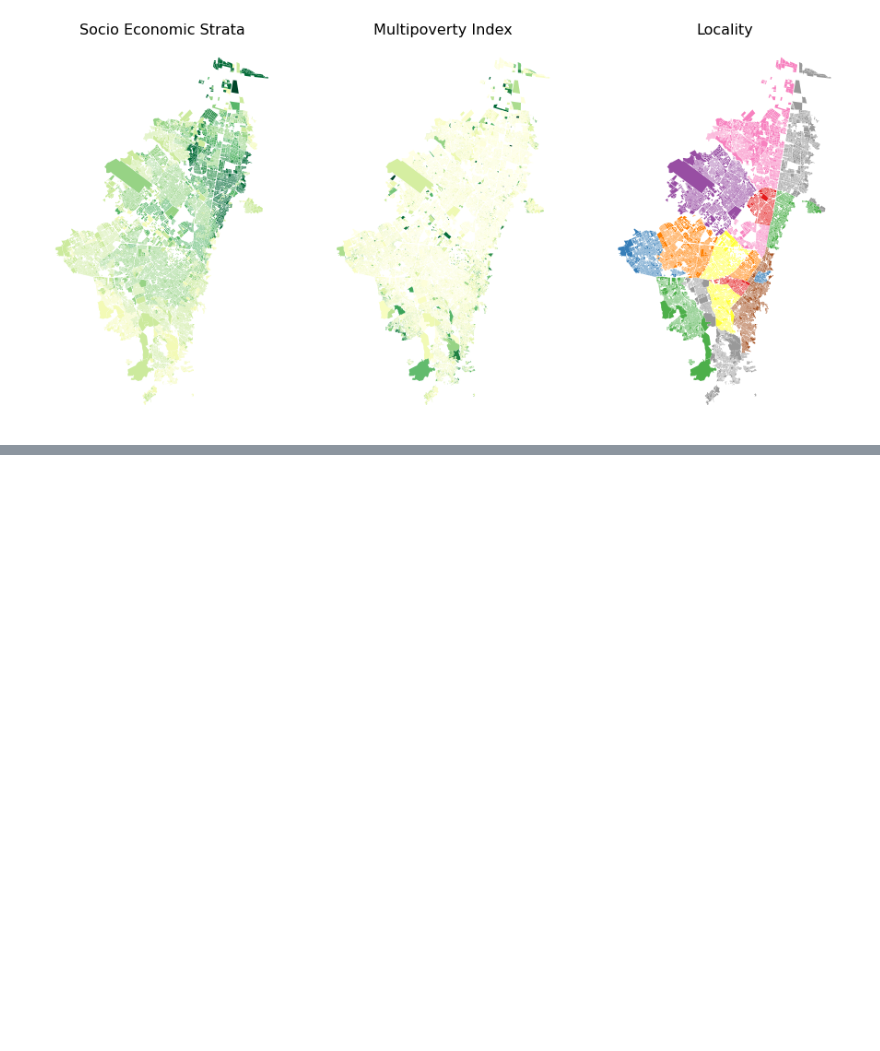
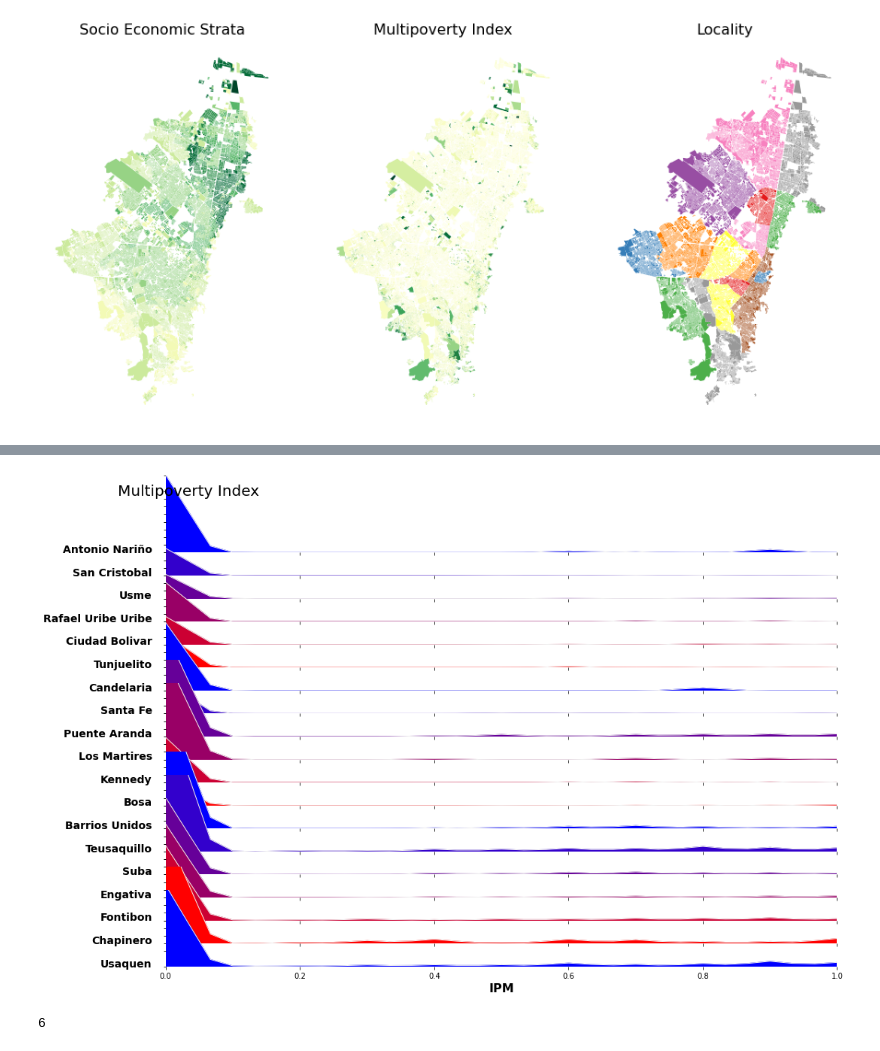
Before and after one commit to ChaosDonkey06/bogota_covid19_lockdowns, a Jupyter notebook: rt_perc_SSE.ipynb, the cells around one changed output, grey strips where cells are left out. Saved outputs shown, nothing was run; the diff lists cells and outputs as text; code cells hidden in the pictures; blank space fills up the shorter version.

```diff
--- a/rt_perc_SSE.ipynb
+++ b/rt_perc_SSE.ipynb
@@ -131,10 +131,16 @@ def plot_sse(ipm_list, sse, sse_counts, locality=None):
     ax[1].set_title(f'Multipoverty Index | {locality}')
 # %%
 localidades_list = shp_df.localidad.unique()
+
+df_all_ipm = []
 for loc in localidades_list:
     loc_shp = shp_df[shp_df.localidad==loc]
 
     ipm, ipm_counts = np.unique(loc_shp.IPM, return_counts=True)
     sse, sse_counts = np.unique(loc_shp.ESTRATO_MO, return_counts=True)
 
+    ipm_df = pd.DataFrame(data=loc_shp.IPM, columns=""
     plot_sse(loc_shp.IPM, sse, sse_counts, locality=loc)
+    plt.close()
+
+import seaborn as sns
@@ -172,0 +208,73 @@ array([ 0. ,  0.6,  0.7,  0.9,  1.1,  1.2,  1.3,  1.4,  1.5,  1.6,  1.8,
+# %%
+from sklearn.neighbors import KernelDensity
+
+import matplotlib.gridspec as grid_spec
+import matplotlib.pyplot as plt
+import matplotlib as mpl
+
+
+colors = ['#0000ff', '#3300cc', '#660099', '#990066', '#cc0033', '#ff0000', '#0000ff', '#3300cc', '#660099', '#990066', '#cc0033', '#ff0000',
+            '#0000ff', '#3300cc', '#660099', '#990066', '#cc0033', '#ff0000', '#0000ff', '#3300cc', '#660099', '#990066', '#cc0033', '#ff0000']
+
+
+localidades_list = shp_df.localidad.unique()
+
+gs = grid_spec.GridSpec(len(localidades_list),1)
+fig = plt.figure(figsize=(16, 12))
+
+i = 0
+
+ax_objs = []
+for loc in localidades_list:
+    x = np.array(shp_df[shp_df.localidad == loc].IPM)
+    x_d = np.linspace(0,100, 3000)
+
+    kde = KernelDensity(bandwidth=0.03, kernel='gaussian')
+    kde.fit(x[:, None])
+
+    logprob = kde.score_samples(x_d[:, None])
+
+    # creating new axes object
+    ax_objs.append(fig.add_subplot(gs[i:i+1, 0:]))
+
+    # plotting the distribution
+    ax_objs[-1].plot(x_d, np.exp(logprob),color="#f0f0f0",lw=1)
+    ax_objs[-1].fill_between(x_d, np.exp(logprob), alpha=1,color=colors[i])
+
+
+    # setting uniform x and y lims
+    ax_objs[-1].set_xlim(0,1)
+    ax_objs[-1].set_ylim(0,2.5)
+
+    # make background transparent
+    rect = ax_objs[-1].patch
+    rect.set_alpha(0)
+
+    # remove borders, axis ticks, and labels
+    ax_objs[-1].set_yticklabels([])
+
+    if i == len(localidades_list)-1:
+        ax_objs[-1].set_xlabel("IPM", fontsize=16,fontweight="bold")
+    else:
+        ax_objs[-1].set_xticklabels([])
+
+    spines = ["top", "right", "left", "bottom"]
+    for s in spines:
+        ax_objs[-1].spines[s].set_visible(False)
+
+    adj_country = loc.replace(" ","\n")
+    ax_objs[-1].text(-0.02,0, loc,fontweight="bold",fontsize=14,ha="right")
+    i += 1
+
+gs.update(hspace=-0.7)
+
+fig.text(0.07,0.85,"Multipoverty Index", fontsize=20)
+
+plt.tight_layout()
+plt.show()
+# %% [output]
+[figure, added]
+# %%
+i
+# %% [output]
+6
```
Also changed, not shown: parts of 5 cells of this notebook, 1 other file.
